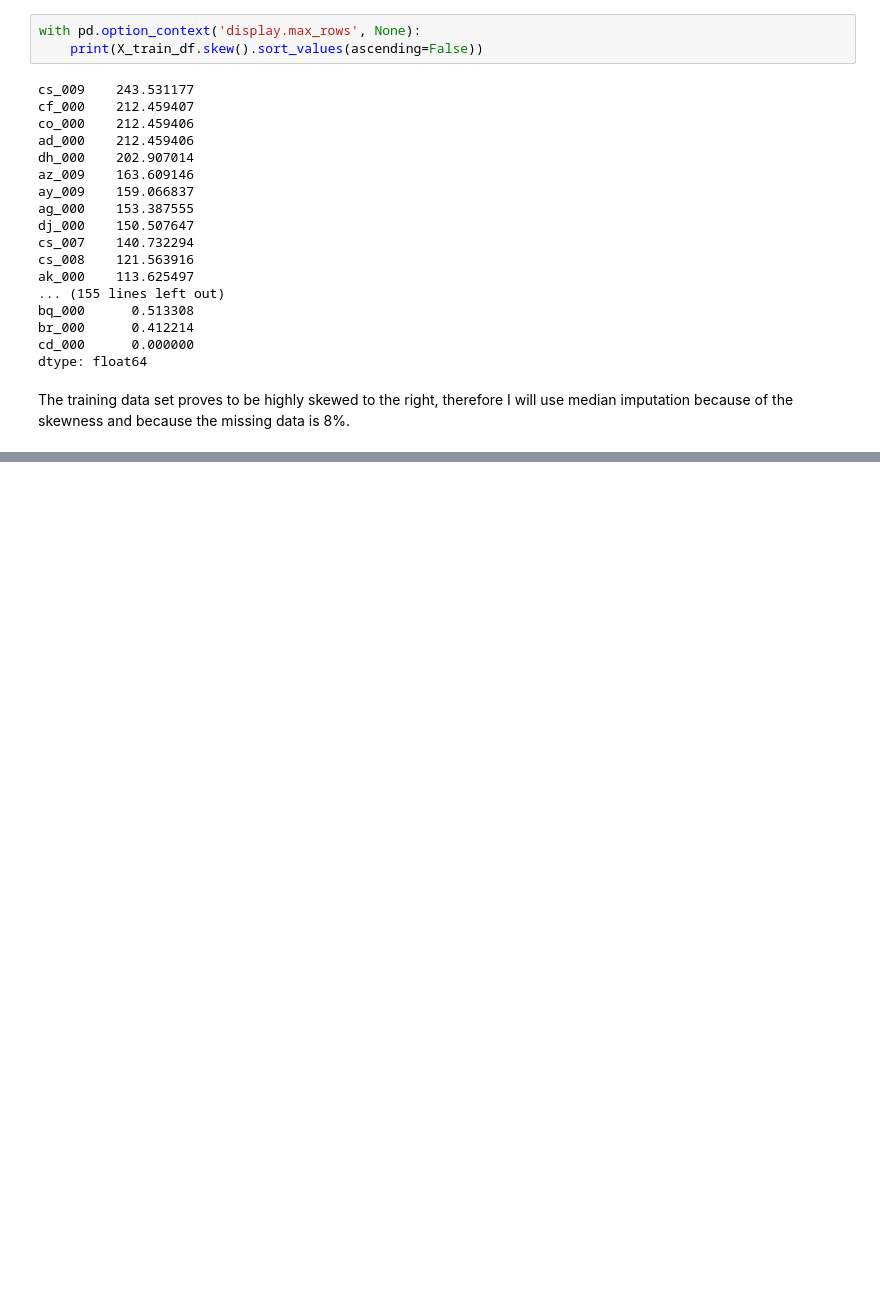
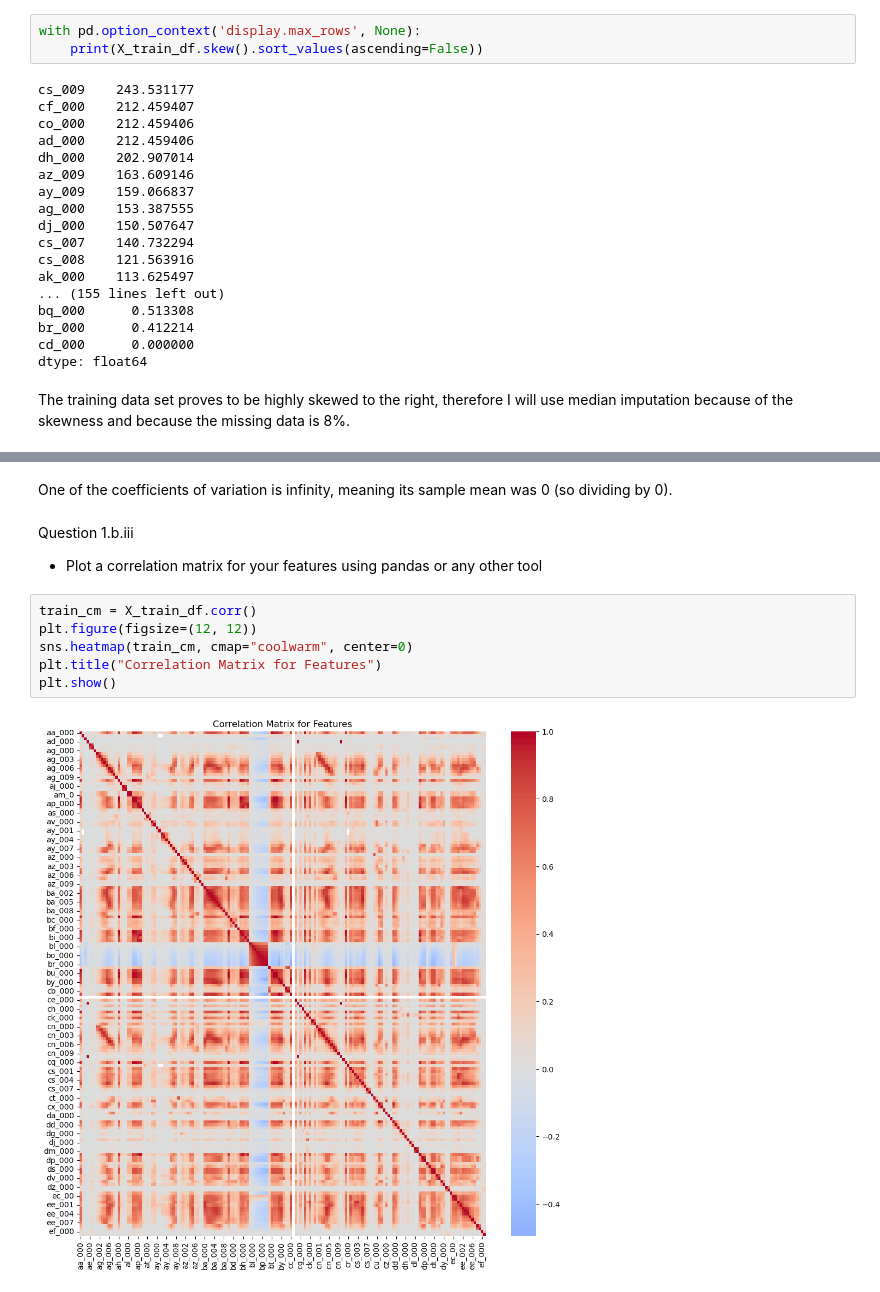
Before and after one commit to brynndafoe02/dsci552_summer2026, a Jupyter notebook: Dafoe_Brynn_HW6/notebook/Dafoe_Brynn_HW6.ipynb, the cells around one changed output, grey strips where cells are left out. Saved outputs shown, nothing was run; the diff lists cells and outputs as text; blank space fills up the shorter version.

```diff
--- a/Dafoe_Brynn_HW6/notebook/Dafoe_Brynn_HW6.ipynb
+++ b/Dafoe_Brynn_HW6/notebook/Dafoe_Brynn_HW6.ipynb
@@ -98,0 +128,13 @@ The training data set proves to be highly skewed to the right, therefore I will
+# %% [markdown]
+One of the coefficients of variation is infinity, meaning its sample mean was 0 (so dividing by 0).
+# %% [markdown]
+Question 1.b.iii
+- Plot a correlation matrix for your features using pandas or any other tool
+# %%
+train_cm = X_train_df.corr()
+plt.figure(figsize=(12, 12))
+sns.heatmap(train_cm, cmap="coolwarm", center=0)
+plt.title("Correlation Matrix for Features")
+plt.show()
+# %% [output]
+[figure, added]
```
Also changed, not shown: parts of 2 cells of this notebook.
